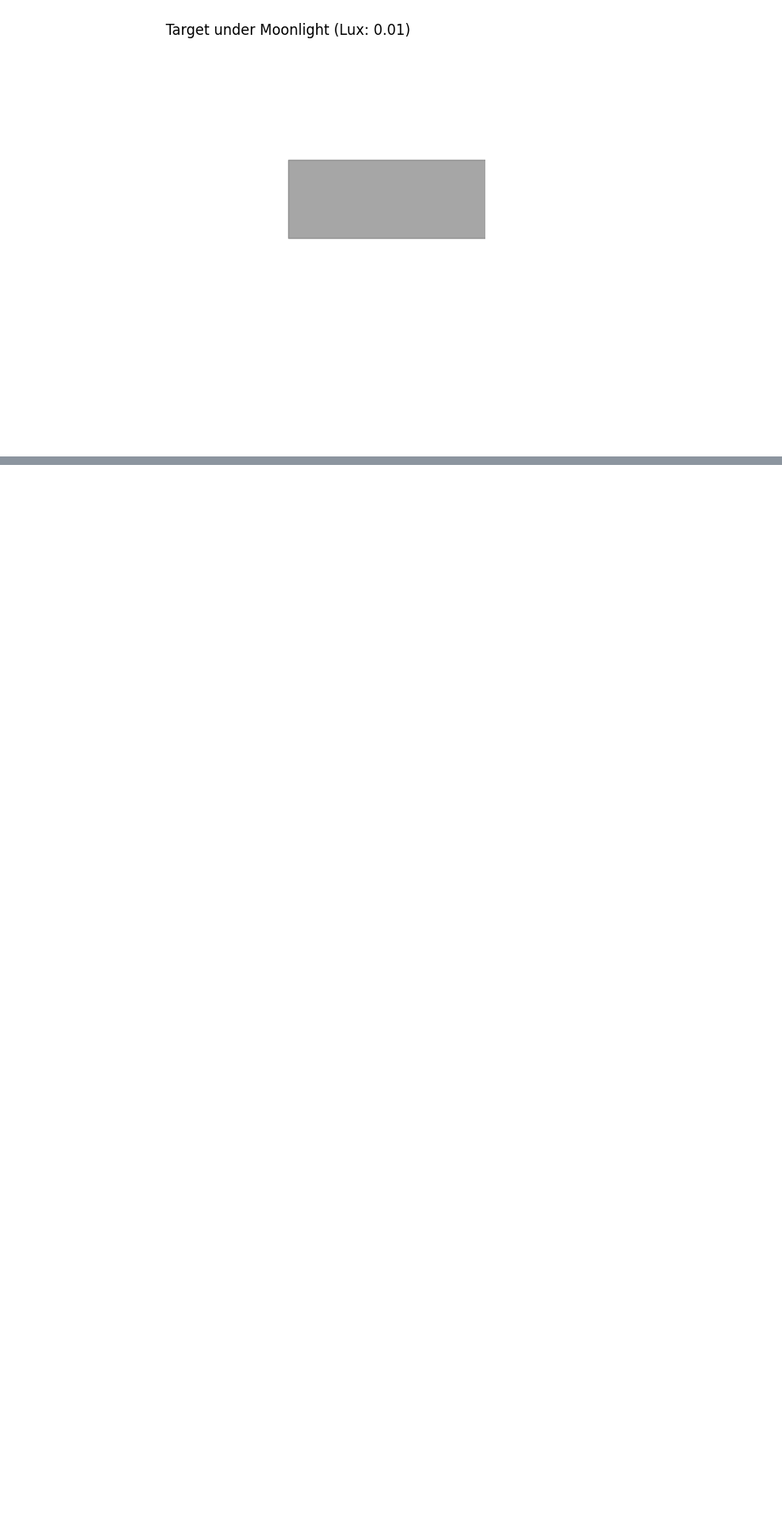
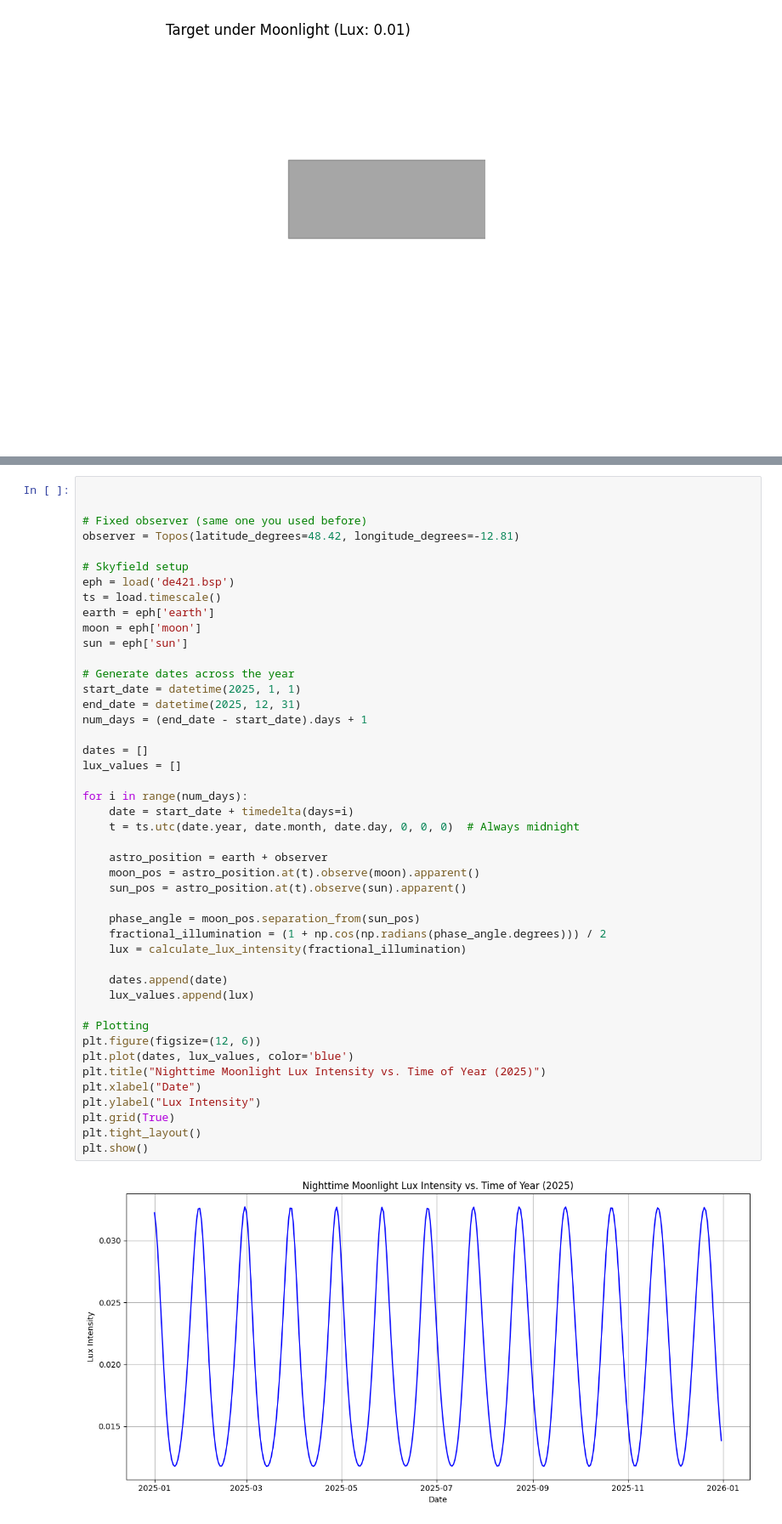
Before and after one commit to laurenpeddle/Airbus-Project, a Jupyter notebook: Jupyter_Notebooks/Project_Code.ipynb, the cells around one changed output, grey strips where cells are left out. Shown at 85% size. Cells and saved outputs as stored; diff of their text form; blank space fills up the shorter version.

```diff
--- a/Jupyter_Notebooks/Project_Code.ipynb
+++ b/Jupyter_Notebooks/Project_Code.ipynb
@@ -136,0 +184,47 @@ plt.show()
+# %%
+
+
+# Fixed observer (same one you used before)
+observer = Topos(latitude_degrees=48.42, longitude_degrees=-12.81)
+
+# Skyfield setup
+eph = load('de421.bsp')
+ts = load.timescale()
+earth = eph['earth']
+moon = eph['moon']
+sun = eph['sun']
+
+# Generate dates across the year
+start_date = datetime(2025, 1, 1)
+end_date = datetime(2025, 12, 31)
+num_days = (end_date - start_date).days + 1
+
+dates = []
+lux_values = []
+
+for i in range(num_days):
+    date = start_date + timedelta(days=i)
+    t = ts.utc(date.year, date.month, date.day, 0, 0, 0)  # Always midnight
+
+    astro_position = earth + observer
+    moon_pos = astro_position.at(t).observe(moon).apparent()
+    sun_pos = astro_position.at(t).observe(sun).apparent()
+
+    phase_angle = moon_pos.separation_from(sun_pos)
+    fractional_illumination = (1 + np.cos(np.radians(phase_angle.degrees))) / 2
+    lux = calculate_lux_intensity(fractional_illumination)
+
+    dates.append(date)
+    lux_values.append(lux)
+
+# Plotting
+plt.figure(figsize=(12, 6))
+plt.plot(dates, lux_values, color='blue')
+plt.title("Nighttime Moonlight Lux Intensity vs. Time of Year (2025)")
+plt.xlabel("Date")
+plt.ylabel("Lux Intensity")
+plt.grid(True)
+plt.tight_layout()
+plt.show()
+# %% [output]
+[figure, added]
```
Also changed, not shown: parts of 6 cells of this notebook, 4 other files.
